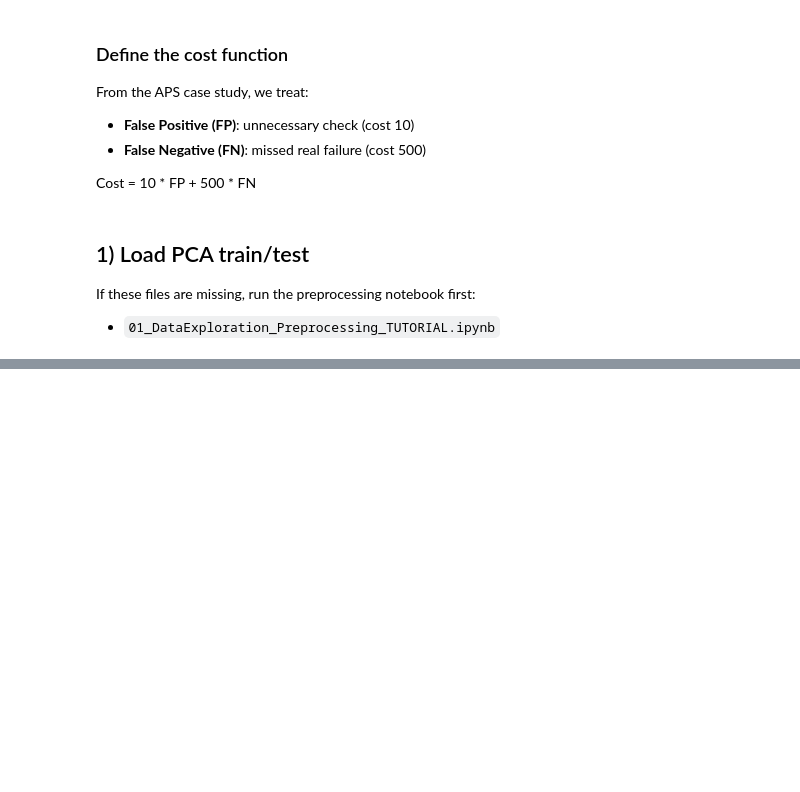
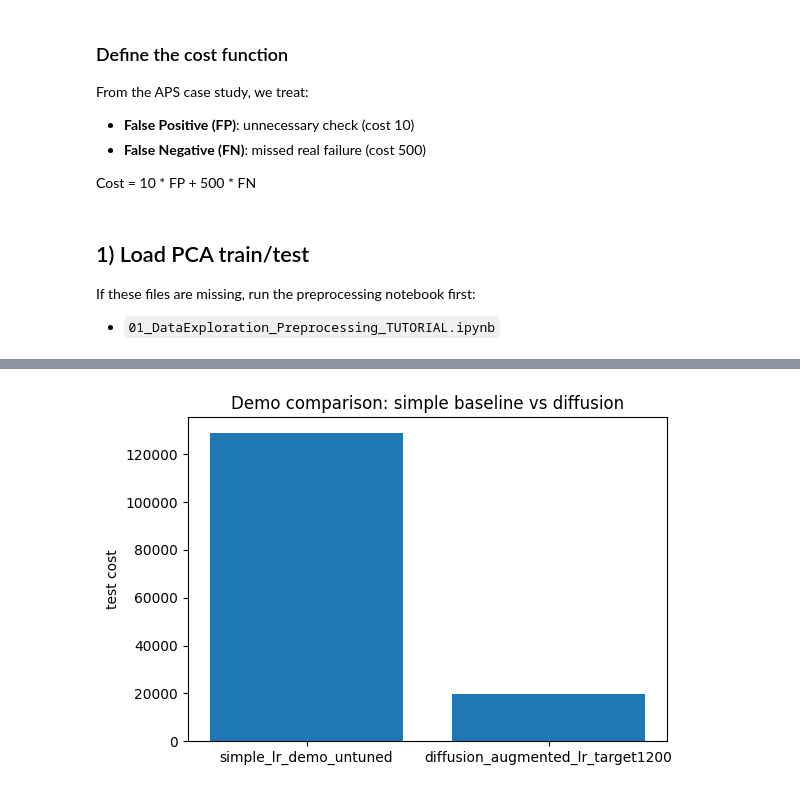
Before and after one commit to rulala/ieee-diffusion-demo, a Jupyter notebook: notebooks/aps/04_Cost_Sensitive_Evaluation_TUTORIAL.ipynb, the cells around one changed output, grey strips where cells are left out. Cells and saved outputs as stored; diff of their text form; code cells hidden in the pictures; blank space fills up the shorter version.

```diff
--- a/notebooks/aps/04_Cost_Sensitive_Evaluation_TUTORIAL.ipynb
+++ b/notebooks/aps/04_Cost_Sensitive_Evaluation_TUTORIAL.ipynb
@@ -214,7 +297,17 @@ The key comparison is the **test-set cost** and the FP/FN tradeoff.
 # %%
-comparison = pd.DataFrame([baseline_test], index=["baseline"])
+comparison = pd.DataFrame([
+    baseline_test,
+    diffusion_best,
+]).set_index("name")
 
-if "augmented_test" in globals():
-    comparison = pd.concat([comparison, pd.DataFrame([augmented_test], index=["diffusion_augmented"])], axis=0)
+comparison = comparison[[
+    "C", "threshold", "val_best_cost", "cost", "precision", "recall", "f1", "roc_auc", "pr_auc", "tn", "fp", "fn", "tp"
+]]
+
+tables_dir = Path("../../outputs/tables")
+figures_dir = Path("../../outputs/figures")
+tables_dir.mkdir(parents=True, exist_ok=True)
+figures_dir.mkdir(parents=True, exist_ok=True)
+comparison.reset_index().to_csv(tables_dir / "experiment_results.csv", index=False)
 
 comparison
@@ -220,0 +331,34 @@ comparison
+# %%
+simple_demo_clf = LogisticRegression(max_iter=4000, C=1.0)
+simple_demo_clf.fit(X, y)
+simple_demo_prob = simple_demo_clf.predict_proba(X_test)[:, 1]
+
+simple_baseline_demo = metrics_summary(y_test, simple_demo_prob, threshold=0.5)
+simple_baseline_demo.update({
+    "name": "simple_lr_demo_untuned",
+    "C": 1.0,
+    "val_best_cost": np.nan,
+})
+
+demo_comparison = pd.DataFrame([
+    simple_baseline_demo,
+    diffusion_best,
+]).set_index("name")
+
+demo_comparison = demo_comparison[[
+    "C", "threshold", "val_best_cost", "cost", "precision", "recall", "f1", "roc_auc", "pr_auc", "tn", "fp", "fn", "tp"
+]]
+
+demo_comparison.reset_index().to_csv(tables_dir / "demo_results.csv", index=False)
+
+plt.figure(figsize=(6, 4))
+plt.bar(demo_comparison.index, demo_comparison["cost"])
+plt.ylabel("test cost")
+plt.title("Demo comparison: simple baseline vs diffusion")
+plt.tight_layout()
+plt.savefig(figures_dir / "cost_comparison.png")
+plt.show()
+
+demo_comparison
+# %% [output]
+[figure, added]
```
Also changed, not shown: parts of 17 cells of this notebook, 6 other files.
